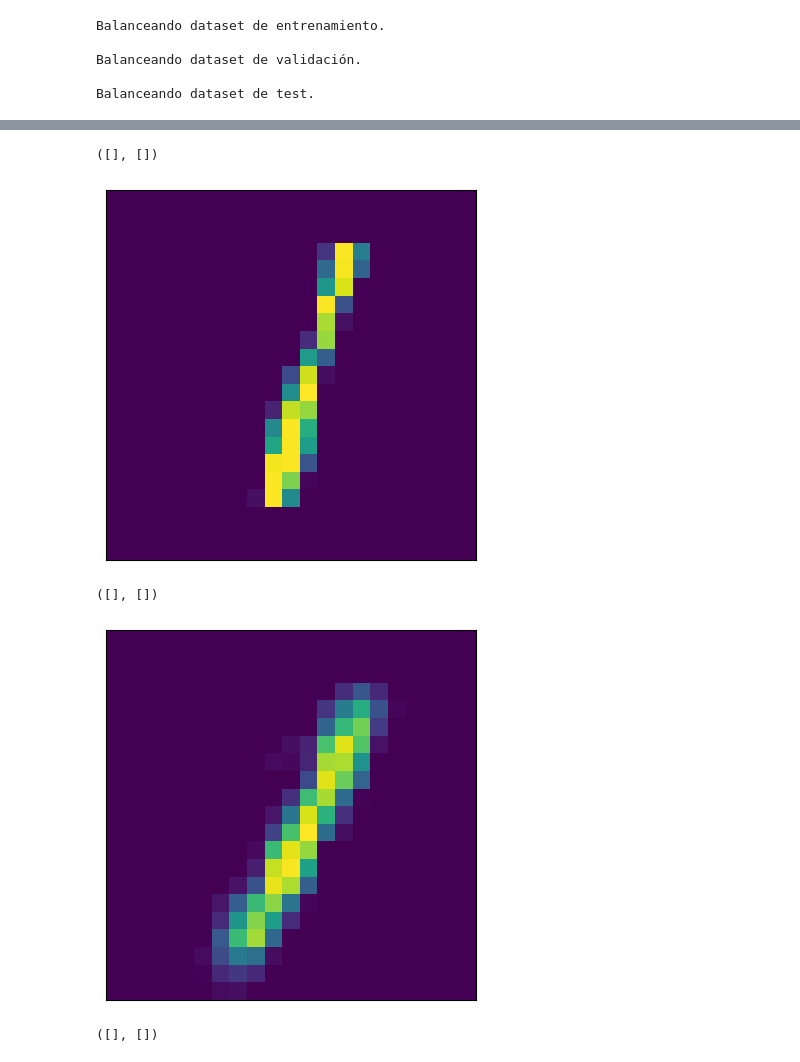
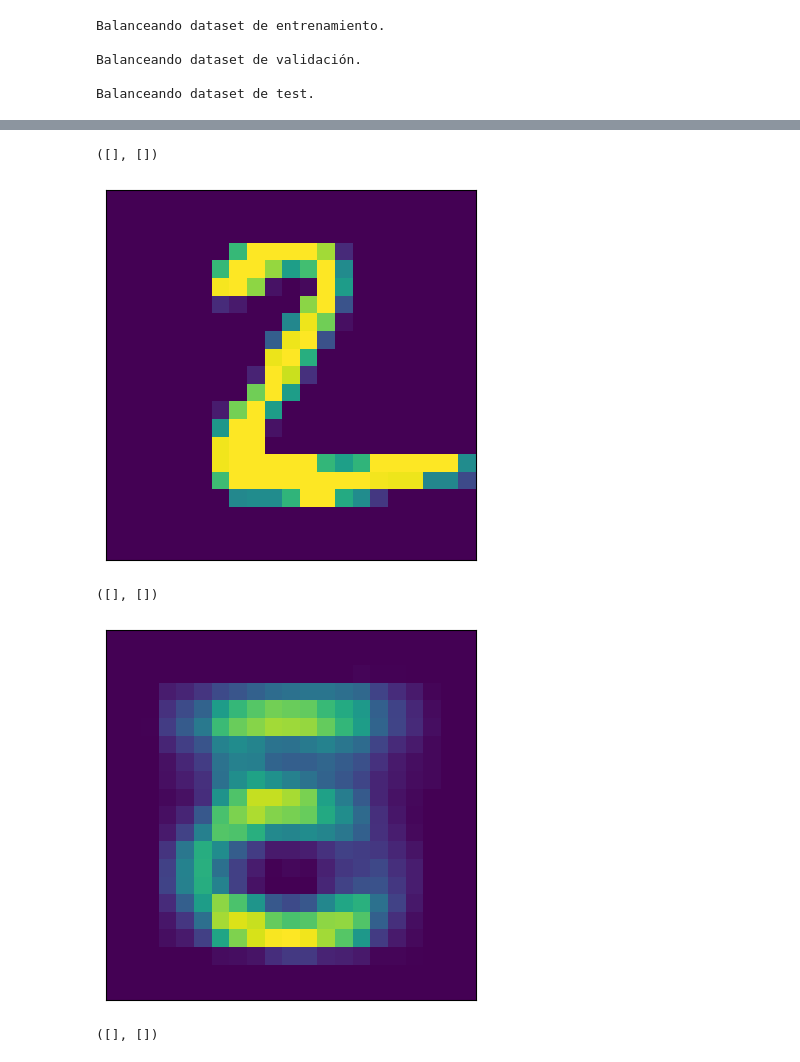
Before and after one commit to pmarconep/ZTF_alert_8a, a Jupyter notebook: experimento_ones.ipynb, the cells around one changed output, grey strips where cells are left out. Cells and saved outputs as stored; diff of their text form; code cells hidden in the pictures.

```diff
--- a/experimento_ones.ipynb
+++ b/experimento_ones.ipynb
@@ -137,14 +169,15 @@ importlib.reload(metrics)
 import src.model.vae as vae
 importlib.reload(vae)
 
-model_ones = vae.VAE(latent_dim=21)
+model_ones = vae.VAE(latent_dim=30, n_channels=1)
 
-max_epochs = 30
+max_epochs = 100
 criterion = vae.loss_function
 batch_size = 64
 lr = 1e-4
 early_stop = 20
-use_gpu = False
+augmentation = True
+use_gpu = True
 
 curves, tiempo_ejecucion = train.train_model(model_ones,
                                             train_mnist_dataset,
@@ -154,6 +187,7 @@ curves, tiempo_ejecucion = train.train_model(model_ones,
                                             criterion=criterion,
                                             batch_size=batch_size,
                                             lr=lr,
+                                            augmentation=augmentation,
                                             early_stopping_tolerance=early_stop,
                                             use_gpu=use_gpu)
 # %% [output]
@@ -161,25 +201,28 @@ Epoch 30/30 -- Iteration 25798 - Batch 858/860 - Train loss: 840.210693
 # %%
 model_ones.eval()
-img = test_mnist_dataset[2][0][0]
+img = test_mnist_dataset[1][0][0]
 plt.imshow(img)
 plt.yticks([])
 plt.xticks([])
 # %% [output]
 ([], [])
-[figure, old version]
+[figure, new version]
 # %%
+device = torch.device("cpu")
 
+# Move the model to the appropriate device
+model_ones.to(device)
 
 with torch.no_grad():
     img_tensor = torch.tensor(img).unsqueeze(0).unsqueeze(0)  # Convertir la imagen a tensor
     reconstructed_img = model_ones(img_tensor)[0].squeeze().detach().numpy()
 
 plt.imshow(reconstructed_img)
 plt.yticks([])
 plt.xticks([])
 # %% [output]
 ([], [])
-[figure, old version]
+[figure, new version]
 # %%
 model_ones.eval()
 img = test_mnist_dataset[0][0][0]
```
Also changed, not shown: parts of 2 cells of this notebook, 1 other file.
